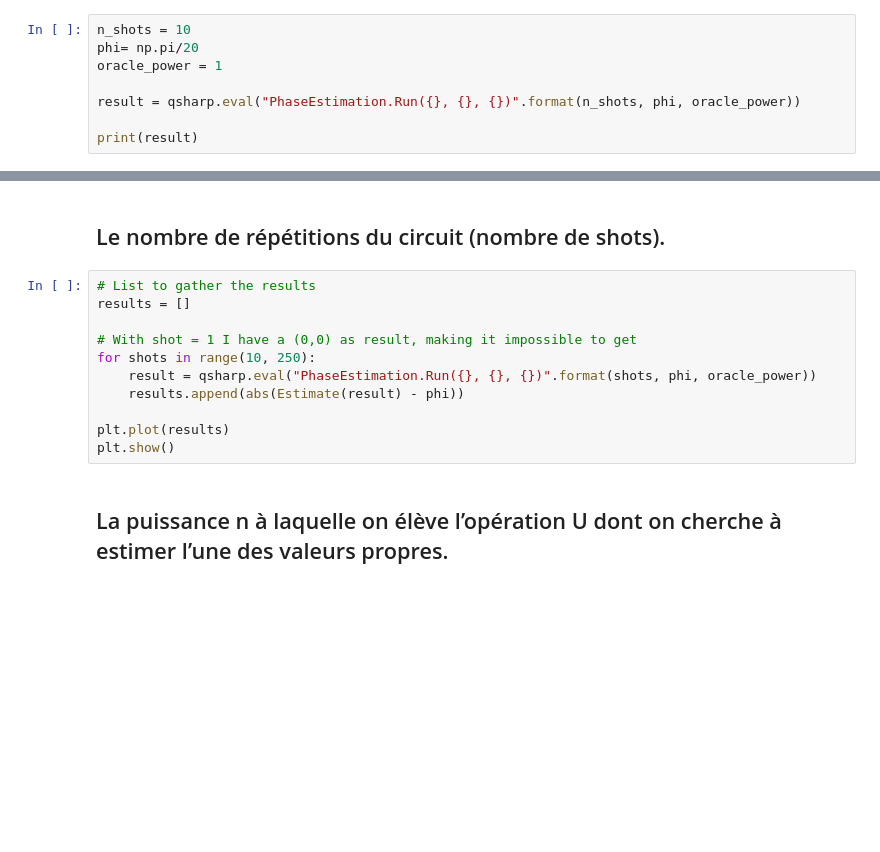
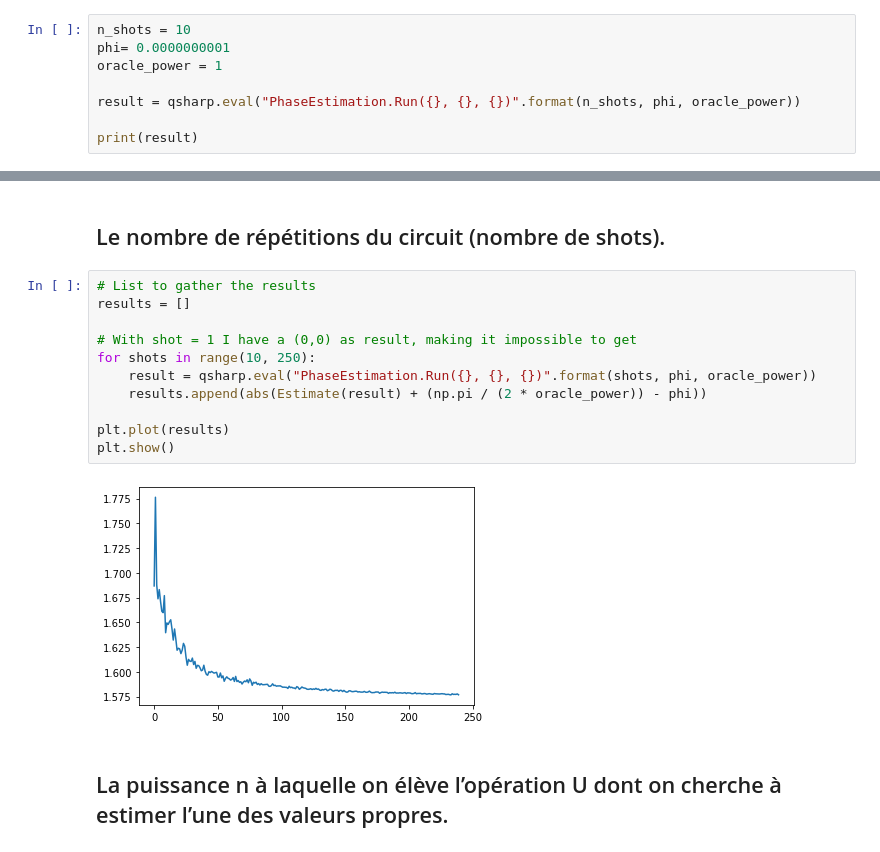
Before and after one commit to Enkagzo/BasicPhaseEstimation, a Jupyter notebook: src/analyse.ipynb, the cells around one changed output, grey strips where cells are left out. Saved outputs shown, nothing was run; the diff lists cells and outputs as text; blank space fills up the shorter version.

```diff
--- a/src/analyse.ipynb
+++ b/src/analyse.ipynb
@@ -20,7 +20,7 @@ Q# initialized with configuration: {'targetProfile': 'unrestricted', 'languageFe
 ### Test
 # %%
 n_shots = 10
-phi= np.pi/20
+phi= 0.0000000001
 oracle_power = 1
 
 result = qsharp.eval("PhaseEstimation.Run({}, {}, {})".format(n_shots, phi, oracle_power))
@@ -42,14 +42,16 @@ def Estimate(result):
 # %%
 # List to gather the results
 results = []
 
 # With shot = 1 I have a (0,0) as result, making it impossible to get
 for shots in range(10, 250):
     result = qsharp.eval("PhaseEstimation.Run({}, {}, {})".format(shots, phi, oracle_power))
-    results.append(abs(Estimate(result) - phi))
+    results.append(abs(Estimate(result) + (np.pi / (2 * oracle_power)) - phi))
 
 plt.plot(results)
 plt.show()
+# %% [output]
+[figure, added]
 # %% [markdown]
 ## La puissance n à laquelle on élève l’opération U dont on cherche à estimer l’une des valeurs propres.
 # %%
```
Also changed, not shown: parts of 4 cells of this notebook.
